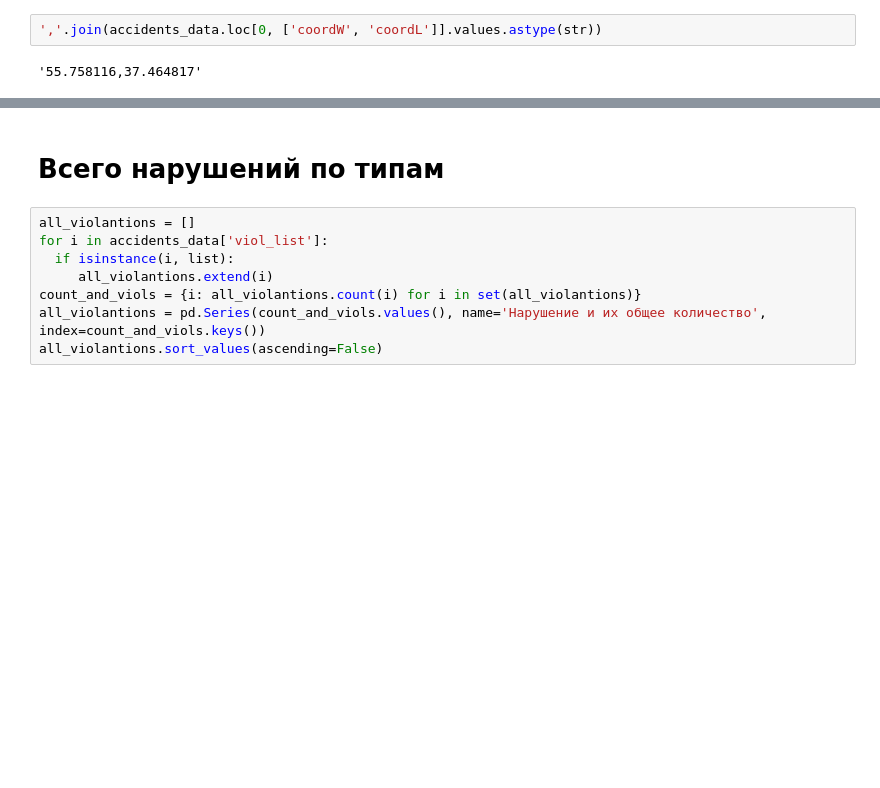
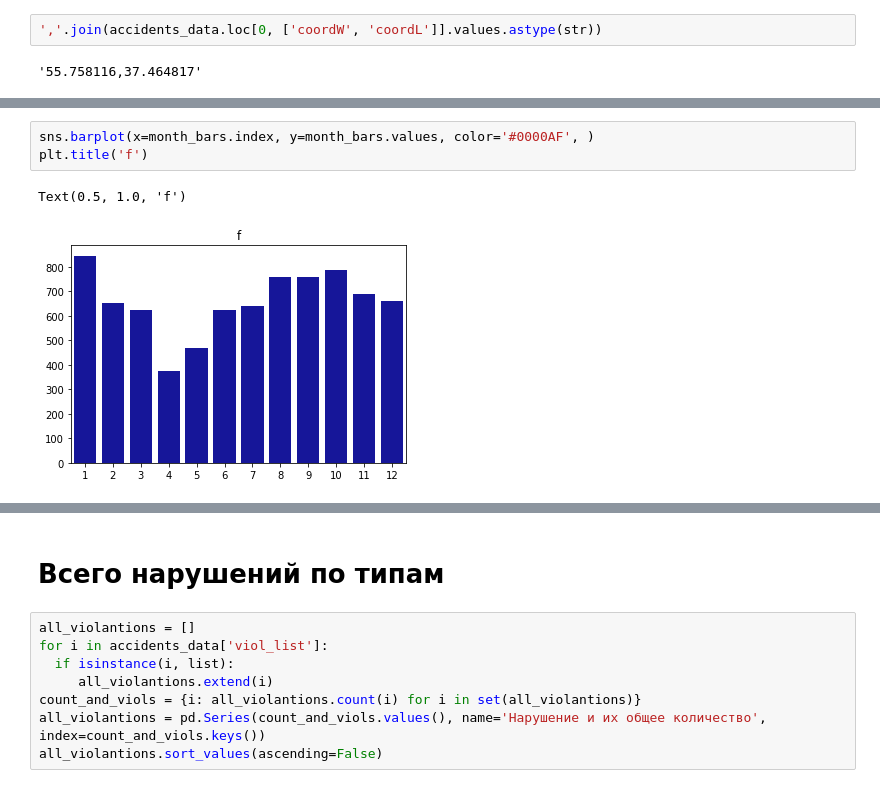
Before and after one commit to ovad4221/Accident_prediction_system, a Jupyter notebook: Exploration_of_road_accidents.ipynb, the cells around one changed output, grey strips where cells are left out. Drawn from its saved outputs; the diff is of its cells as text; blank space fills up the shorter version.

```diff
--- a/Exploration_of_road_accidents.ipynb
+++ b/Exploration_of_road_accidents.ipynb
@@ -145,2 +139,8 @@ Name: date, dtype: int64
+# %%
+sns.barplot(x=month_bars.index, y=month_bars.values, color='#0000AF', )
+plt.title('f')
+# %% [output]
+Text(0.5, 1.0, 'f')
+[figure, added]
 # %%
 accidents_data['lightConditions'].value_counts()
```
Also changed, not shown: parts of 49 cells of this notebook.
